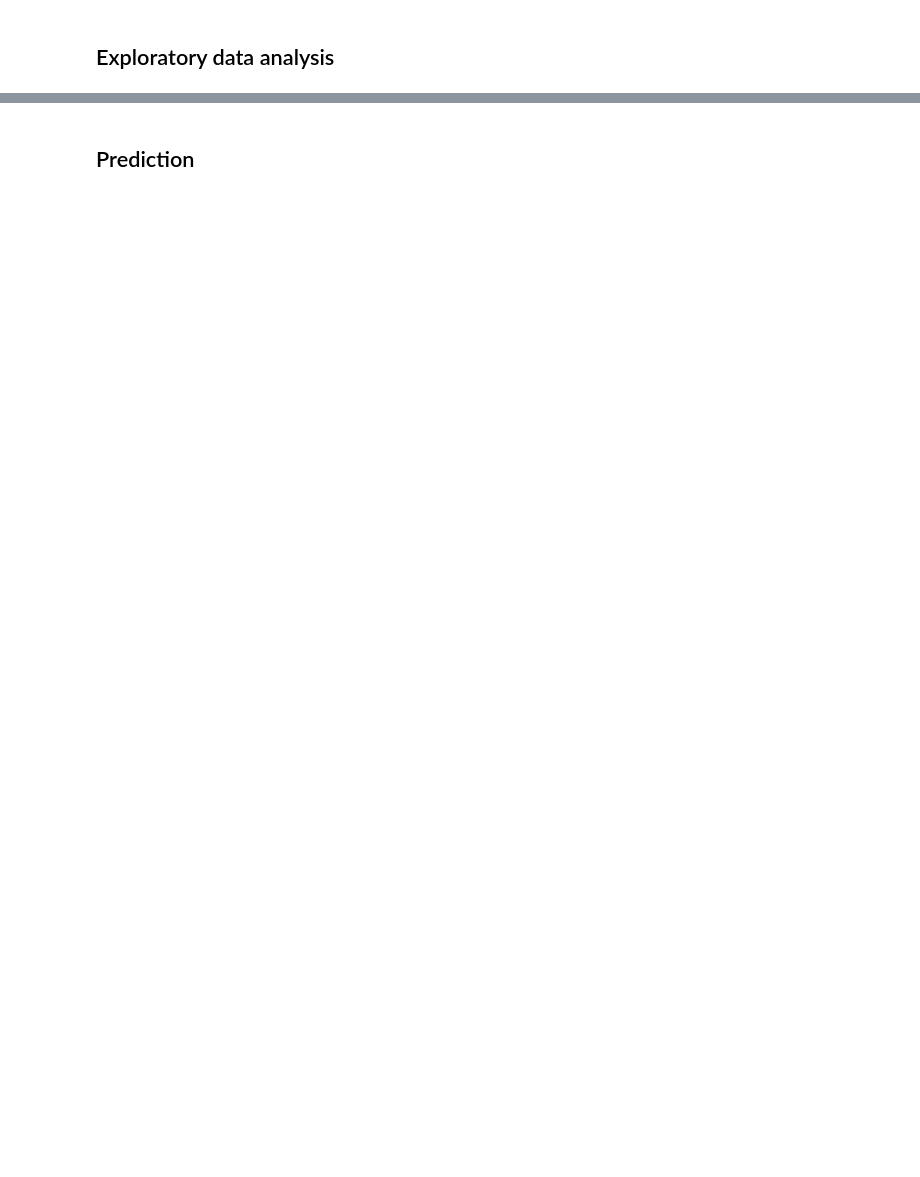
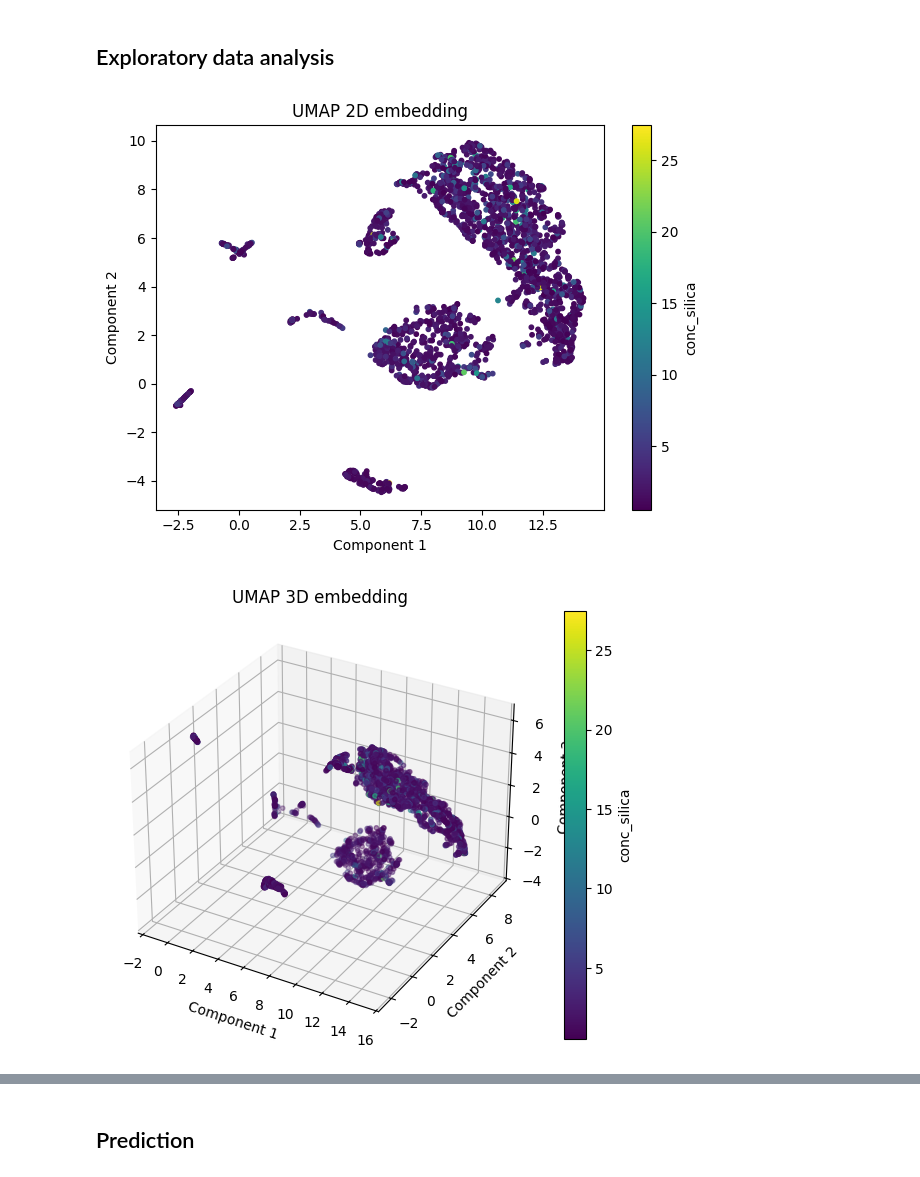
Before and after one commit to RayBasilio123/Flotation, a Jupyter notebook: flotation_prediction/playground.ipynb, the cells around one changed output, grey strips where cells are left out. Saved outputs shown, nothing was run; the diff lists cells and outputs as text; code cells hidden in the pictures; blank space fills up the shorter version.

```diff
--- a/flotation_prediction/playground.ipynb
+++ b/flotation_prediction/playground.ipynb
@@ -60,2 +95,11 @@ plot_scatter(df_clean, 'ph_flotacao_linha01', 'conc_silica')
 # %%
 plot_scatter(df_clean, 'vazao_alimentacao_flotacao', 'conc_silica')
+# %%
+embedding_visualization(
+    df_clean,
+    source_col='conc_silica',
+    methods=['umap'],  # or any subset
+)
+# %% [output]
+[figure, added]
+[figure, added]
```
Also changed, not shown: parts of 20 cells of this notebook, 5 other files.
